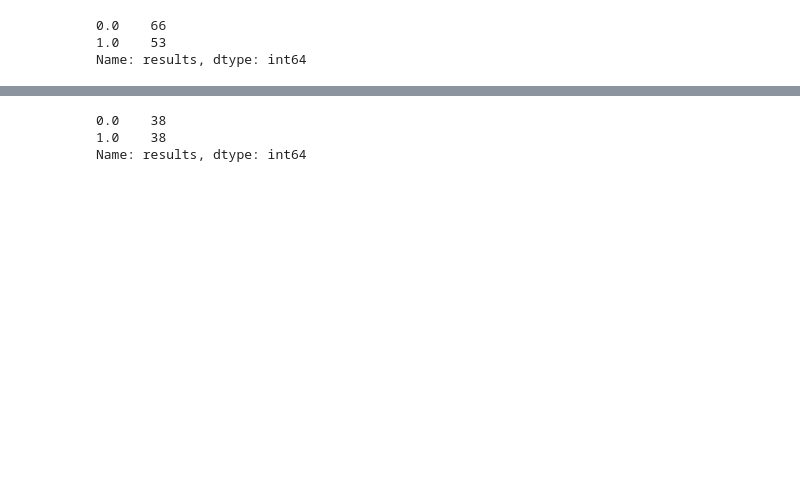
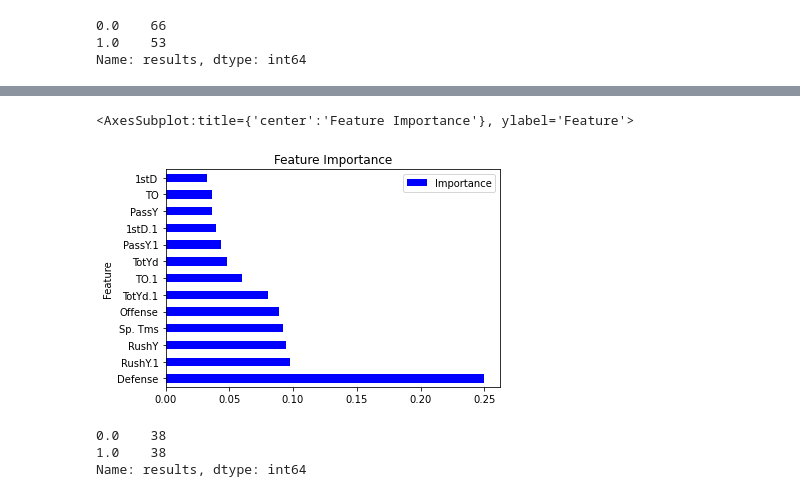
Before and after one commit to QuinnStroube/NFL_team_total_predictor_ML, a Jupyter notebook: Texans_Data_Cleanup.ipynb, the cells around one changed output, grey strips where cells are left out. Saved outputs shown, nothing was run; the diff lists cells and outputs as text; code cells hidden in the pictures; blank space fills up the shorter version.

Commit message:
Adding in 2022 testing data

```diff
--- a/Texans_Data_Cleanup.ipynb
+++ b/Texans_Data_Cleanup.ipynb
@@ -407,6 +408,6 @@ X
 # %%
 # Split the data using train_test_split
-X_train, X_test, y_train, y_test = train_test_split(X, y, random_state=1)
+X_train, X_test, y_train, y_test = train_test_split(X, y, test_size=0.25, random_state=1)
 
 # Display the value counts of the y
 y.value_counts()
@@ -437,0 +442,20 @@ weighted avg       0.90      0.90      0.90        30
+# %%
+# Random Forests in sklearn will automatically calculate feature importance
+importances = model.feature_importances_
+
+# Zip the feature importances with the associated feature name
+important_features = zip(X.columns, importances)
+
+# Create a dataframe of the important features
+importances_df = pd.DataFrame(important_features)
+
+# Rename the columns
+importances_df = importances_df.rename(columns={0: 'Feature', 1: 'Importance'})
+
+# Set the index
+importances_df = importances_df.set_index('Feature')
+
+# Sort the dataframe by feature importance
+importances_df = importances_df.sort_values(by='Importance',ascending=False)
+
+importances_df
@@ -438,3 +478,12 @@ weighted avg       0.90      0.90      0.90        30
+# %%
+importances_df[0:13].plot(
+    kind='barh',
+    color='blue',
+    title= 'Feature Importance',
+    legend=True)
+# %% [output]
+<AxesSubplot:title={'center':'Feature Importance'}, ylabel='Feature'>
+[figure, added]
 # %%
 # Instantiate a RandomUnderSampler instance
 rus = RandomUnderSampler(random_state=1)
```
Also changed, not shown: parts of 8 cells of this notebook, 2 other files.
